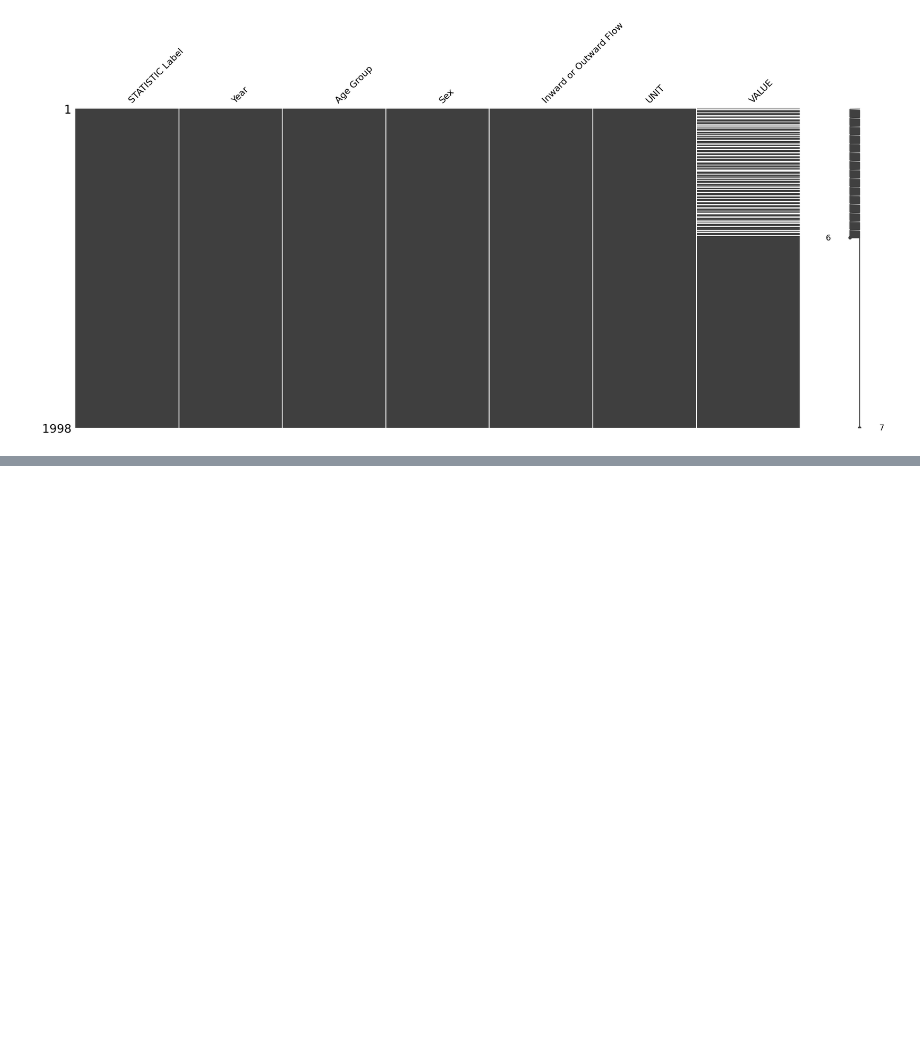
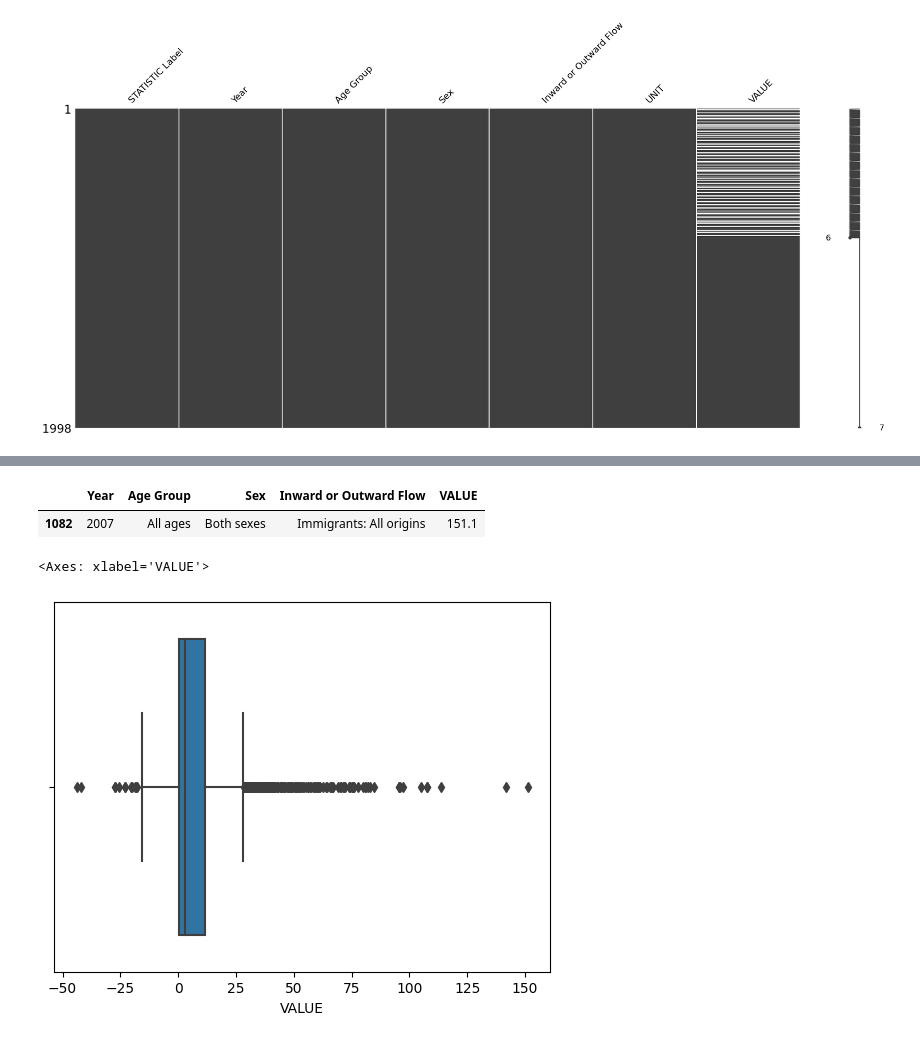
Before and after one commit to salahagnir/CA, a Jupyter notebook: CA1.ipynb, the cells around one changed output, grey strips where cells are left out. Cells and saved outputs as stored; diff of their text form; code cells hidden in the pictures; blank space fills up the shorter version.

```diff
--- a/CA1.ipynb
+++ b/CA1.ipynb
@@ -127,3 +127,5 @@ msno.matrix(df1)
 # %% [output]
 <Axes: >
 [figure]
+# %%
+df1=df1.fillna(0)
@@ -129,0 +143,2 @@ msno.matrix(df1)
+# %%
+df=df1.drop(["STATISTIC Label","UNIT"],axis=1)
@@ -129,0 +161,10 @@ msno.matrix(df1)
+# %%
+df[df.VALUE==df.VALUE.max()]
+# %% [output]
+|  | Year | Age Group | Sex | Inward or Outward Flow | VALUE |
+| 1082 | 2007 | All ages | Both sexes | Immigrants: All origins | 151.1 |
+# %%
+sns.boxplot(x=df['VALUE'])
+# %% [output]
+<Axes: xlabel='VALUE'>
+[figure, added]
```
Also changed, not shown: parts of 2 cells of this notebook.
